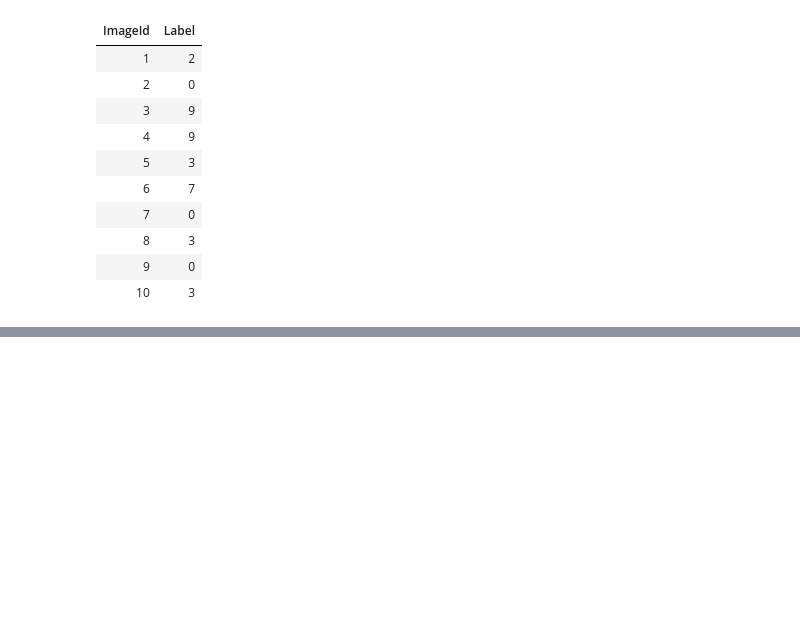
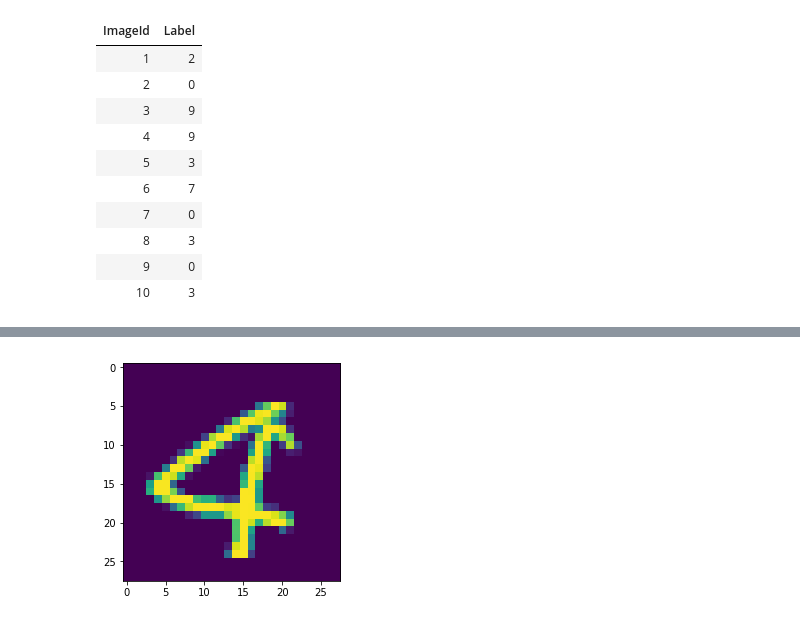
Before and after one commit to Wilson2214/DigitRecognizer-ML, a Jupyter notebook: Digit Recognizer Kaggle.ipynb, the cells around one changed output, grey strips where cells are left out. Cells and saved outputs as stored; diff of their text form; code cells hidden in the pictures; blank space fills up the shorter version.

```diff
--- a/Digit Recognizer Kaggle.ipynb
+++ b/Digit Recognizer Kaggle.ipynb
@@ -264,0 +290,29 @@ h2o.download_csv(sub, sub_fname)
+# %%
+# I will use the same train, test, and validation as before but I must convert to pandas
+
+knntrain = train.as_data_frame()
+knnvalid = valid.as_data_frame()
+knntest = test.as_data_frame()
+# %%
+# We then have to split both our training and validation into X and Y variables
+
+Y_train = knntrain["label"]
+Y_valid = knnvalid["label"]
+
+X_train = knntrain.drop(labels = ["label"],axis = 1)
+X_valid = knnvalid.drop(labels = ["label"],axis = 1)
+# %%
+# It was then recommended to perform a grayscale normalization to reduce the effect of illumination's differences
+# Also to help converge faster
+
+X_train = X_train / 255.0
+X_valid = X_valid / 255.0
+knntest = knntest / 255.0
+# %%
+# It was also recommended to reshape the data
+# Keras requires an extra dimension in the end which correspond to channels.
+# MNIST images are gray scaled so it use only one channel.
+
+X_train = X_train.values.reshape(-1,28,28,1)
+X_valid = X_valid.values.reshape(-1,28,28,1)
+knntest = knntest.values.reshape(-1,28,28,1)
@@ -264,0 +324,6 @@ h2o.download_csv(sub, sub_fname)
+# %%
+# Cool way to visualize and plot this data from houzam notebook
+
+g = plt.imshow(X_train[37][:,:,0])
+# %% [output]
+[figure, added]
```
Also changed, not shown: parts of 16 cells of this notebook.
